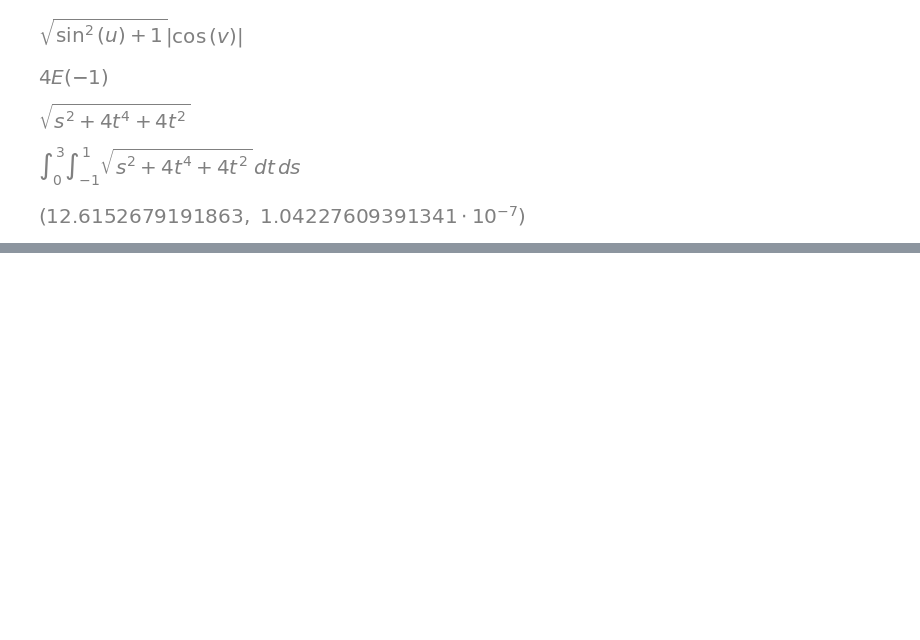
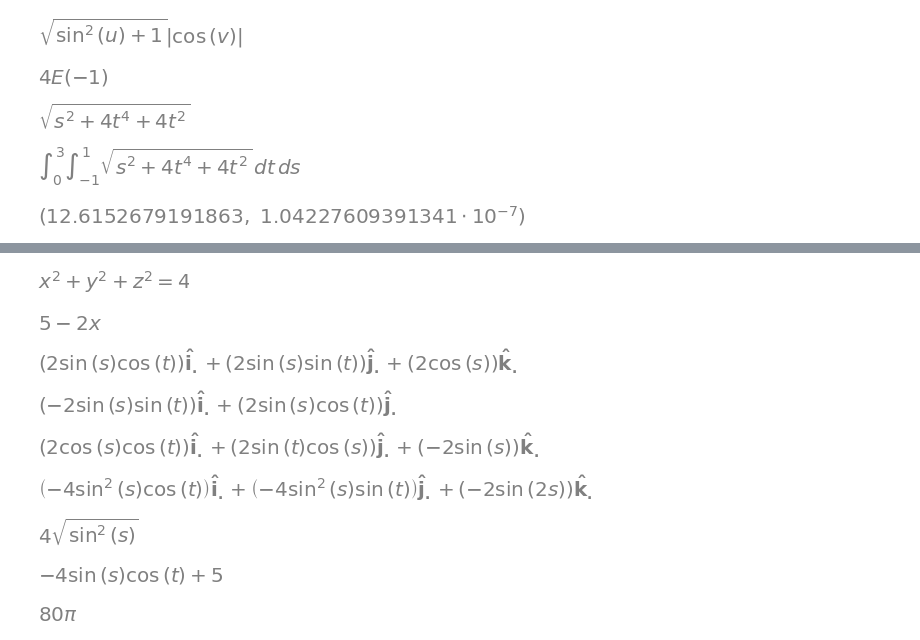
Before and after one commit to jet-c-21/MyMathLab, a Jupyter notebook: MultivarCal/24. Surface Integral.ipynb, the cells around one changed output, grey strips where cells are left out. Cells and saved outputs as stored; diff of their text form; code cells hidden in the pictures; blank space fills up the shorter version.

```diff
--- a/MultivarCal/24. Surface Integral.ipynb
+++ b/MultivarCal/24. Surface Integral.ipynb
@@ -273,0 +301,40 @@ integrate.dblquad(integrand, 0, 3, -1, 1)
+# %%
+C = CoordSys3D('.')
+
+eq = sp.Eq(x**2+y**2+z**2, 4)
+eq
+
+f = (x-1)**2 + y**2 + z**2
+f = f.factor().subs(eq.lhs, eq.rhs)
+f
+
+vf = (2*sp.cos(t)*sp.sin(s)) * C.i + (2*sp.sin(t)*sp.sin(s)) * C.j + (2*sp.cos(s)) * C.k
+vf
+
+vf_dt = vf.diff(t)
+vf_dt
+
+vf_ds = vf.diff(s)
+vf_ds
+
+cp = vf_dt.cross(vf_ds).simplify()
+cp
+
+cp_mag = cp.magnitude().simplify()
+cp_mag
+
+f = f.subs(x, vf.coeff(C.i))
+f
+
+integrand = f * cp_mag
+integrand.integrate((t, 0, 2*sp.pi), (s, 0, sp.pi))
+# %% [output]
+[figure, added]
+[figure, added]
+[figure, added]
+[figure, added]
+[figure, added]
+[figure, added]
+[figure, added]
+[figure, added]
+[figure, added]
```
Also changed, not shown: parts of 1 cell of this notebook, 2 other files.
